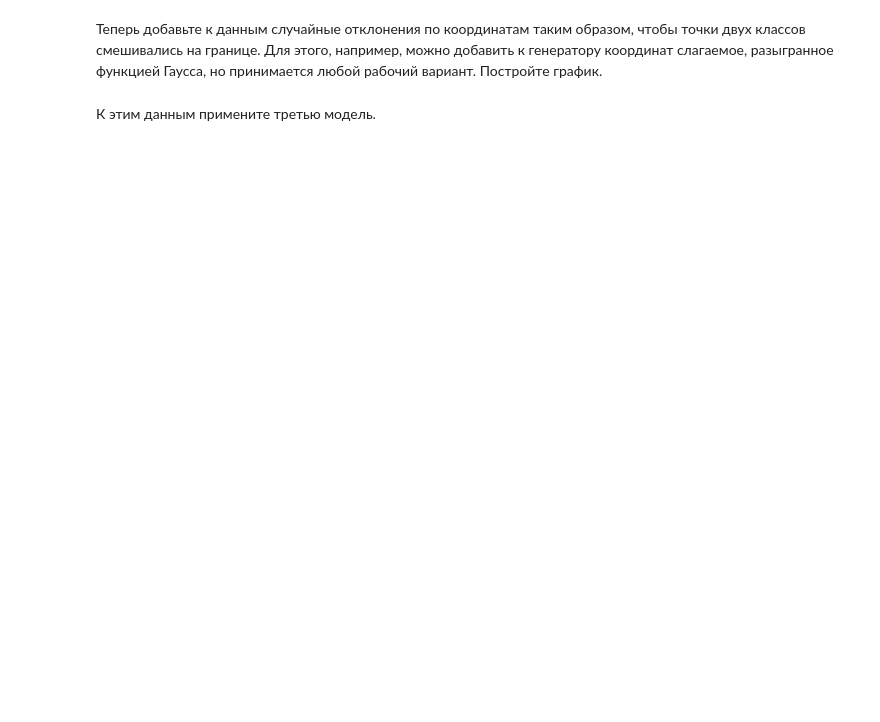
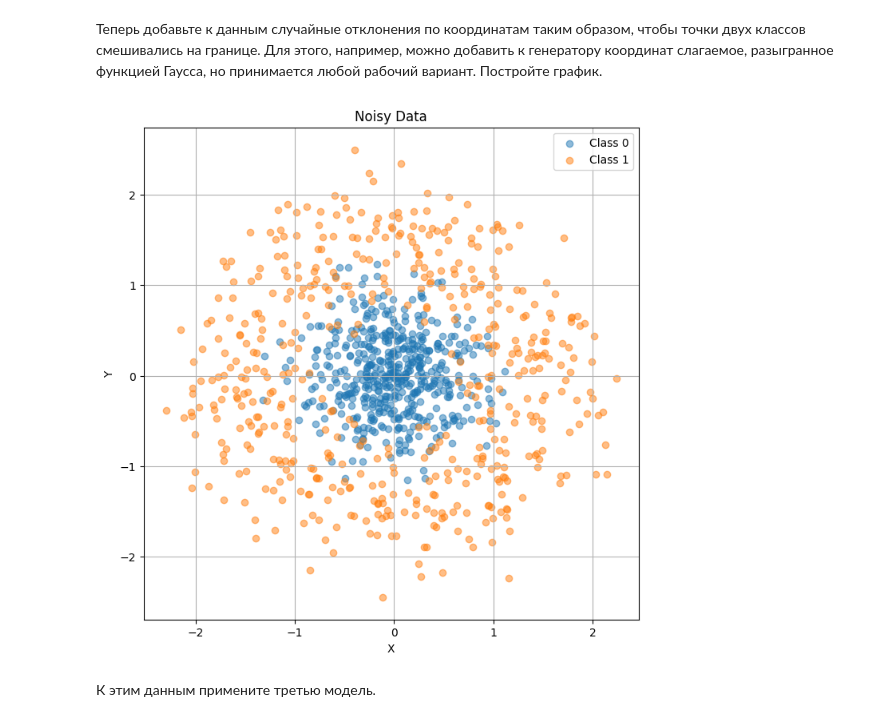
Before and after one commit to BZ6/PINDeepLearning, a Jupyter notebook: Лабораторная_работа_№1.ipynb, the cells around one changed output. Cells and saved outputs as stored; diff of their text form; code cells hidden in the pictures; blank space fills up the shorter version.

```diff
--- a/Лабораторная_работа_№1.ipynb
+++ b/Лабораторная_работа_№1.ipynb
@@ -12,0 +86,14 @@
+# %%
+# Модель 2
+model_2 = Sequential([
+    Input(shape=(2,)),
+    Dense(3, activation='relu'),
+    Dense(1, activation='sigmoid')
+])
+
+model_2.compile(optimizer='adam', loss='binary_crossentropy', metrics=['accuracy'])
+model_2.fit(X_train, y_train, epochs=10, batch_size=32)
+loss, accuracy = model_2.evaluate(X_train, y_train)
+
+print()
+print(f'Model 2 Accuracy: {accuracy}')
@@ -12,0 +118,14 @@
+# %%
+# Модель 3
+model_3 = Sequential([
+    Input(shape=(2,)),
+    Dense(32, activation='relu'),
+    Dense(1, activation='sigmoid')
+])
+
+model_3.compile(optimizer='adam', loss='binary_crossentropy', metrics=['accuracy'])
+model_3.fit(X_train, y_train, epochs=10, batch_size=32)
+loss, accuracy = model_3.evaluate(X_train, y_train)
+
+print()
+print(f'Model 3 Accuracy: {accuracy}')
@@ -13,4 +150,19 @@
 # %% [markdown]
 Теперь добавьте к данным случайные отклонения по координатам таким образом, чтобы точки двух классов смешивались на границе. Для этого, например, можно добавить к генератору координат слагаемое, разыгранное функцией Гаусса, но принимается любой рабочий вариант. Постройте график.
+# %%
+noise_factor = 0.25
+X_train_noisy = X_train + noise_factor * np.random.randn(*X_train.shape)
+# %%
+plt.figure(figsize=(8, 8))
+plt.scatter(X_train_noisy[y_train == 0][:, 0], X_train_noisy[y_train == 0][:, 1], label='Class 0', alpha=0.5)
+plt.scatter(X_train_noisy[y_train == 1][:, 0], X_train_noisy[y_train == 1][:, 1], label='Class 1', alpha=0.5)
+plt.legend()
+plt.title('Noisy Data')
+plt.xlabel('X')
+plt.ylabel('Y')
+plt.grid(True)
+plt.show()
+# %% [output]
+[figure, added]
 # %% [markdown]
 К этим данным примените третью модель.
```
Also changed, not shown: parts of 11 cells of this notebook.
